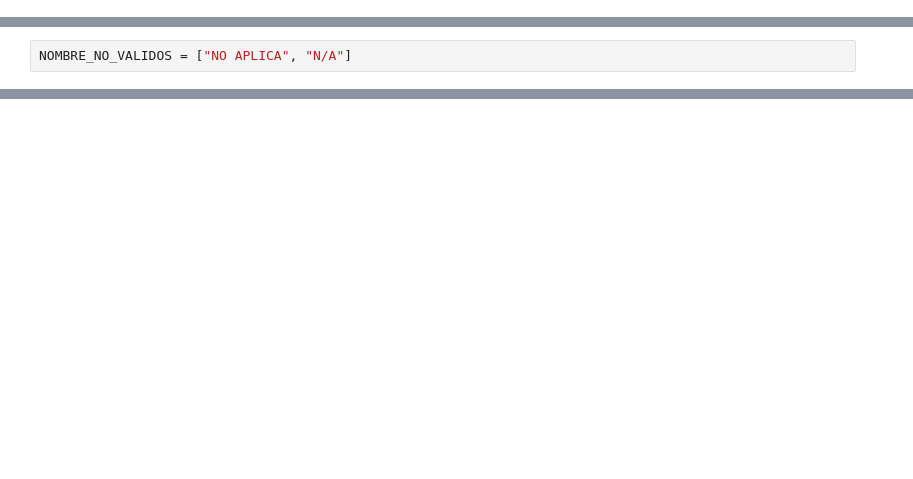
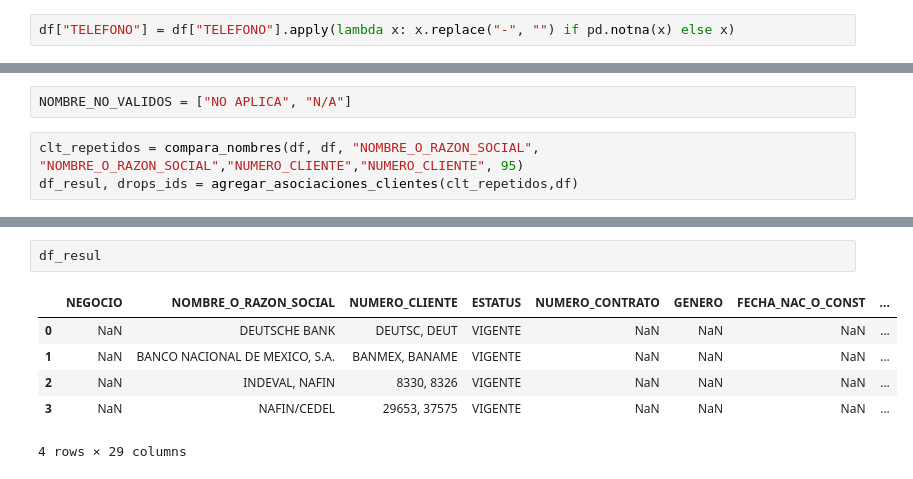
Before and after one commit to Ale1726/clientes_eda, a Jupyter notebook: sims.ipynb, the cells around one changed output, grey strips where cells are left out. Drawn from its saved outputs; the diff is of its cells as text; blank space fills up the shorter version.

```diff
--- a/sims.ipynb
+++ b/sims.ipynb
@@ -87,0 +89,2 @@ df
+# %%
+df["TELEFONO"] = df["TELEFONO"].apply(lambda x: x.replace("-", "") if pd.notna(x) else x)
@@ -88,2 +111,5 @@ df
 # %%
 NOMBRE_NO_VALIDOS = ["NO APLICA", "N/A"]
+# %%
+clt_repetidos = compara_nombres(df, df, "NOMBRE_O_RAZON_SOCIAL", "NOMBRE_O_RAZON_SOCIAL","NUMERO_CLIENTE","NUMERO_CLIENTE", 95)
+df_resul, drops_ids = agregar_asociaciones_clientes(clt_repetidos,df)
@@ -89,0 +124,9 @@ NOMBRE_NO_VALIDOS = ["NO APLICA", "N/A"]
+# %%
+df_resul
+# %% [output]
+|  | NEGOCIO | NOMBRE_O_RAZON_SOCIAL | NUMERO_CLIENTE | ESTATUS | NUMERO_CONTRATO | GENERO | FECHA_NAC_O_CONST | ... |
+| 0 | NaN | DEUTSCHE BANK | DEUTSC, DEUT | VIGENTE | NaN | NaN | NaN | ... |
+| 1 | NaN | BANCO NACIONAL DE MEXICO, S.A. | BANMEX, BANAME | VIGENTE | NaN | NaN | NaN | ... |
+| 2 | NaN | INDEVAL, NAFIN | 8330, 8326 | VIGENTE | NaN | NaN | NaN | ... |
+| 3 | NaN | NAFIN/CEDEL | 29653, 37575 | VIGENTE | NaN | NaN | NaN | ... |
+4 rows × 29 columns
```
Also changed, not shown: parts of 6 cells of this notebook, 5 other files.
